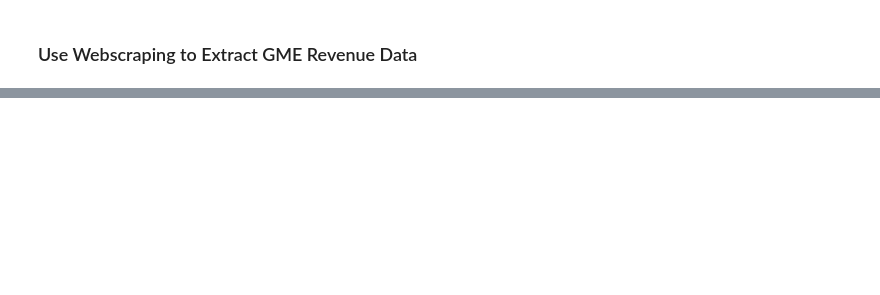
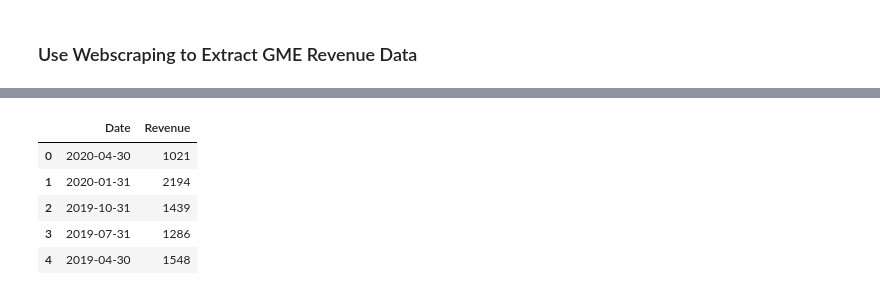
Before and after one commit to KamRoki/stock_analyzing, a Jupyter notebook: notebooks/03-building_dashboard.ipynb, the cells around one changed output, grey strips where cells are left out. Drawn from its saved outputs; the diff is of its cells as text; code cells hidden in the pictures; blank space fills up the shorter version.

```diff
--- a/notebooks/03-building_dashboard.ipynb
+++ b/notebooks/03-building_dashboard.ipynb
@@ -231,3 +247,9 @@ gme_data.head()
 | 4 | 2002-02-20 00:00:00-05:00 | 1.615920 | 1.662210 | 1.603296 | 1.662210 | 6892800 | 0.0 | 0.0 |
 # %% [markdown]
 ### Use Webscraping to Extract GME Revenue Data
+# %%
+# Download the revenue data
+url = 'https://cf-courses-data.s3.us.cloud-object-storage.appdomain.cloud/IBMDeveloperSkillsNetwork-PY0220EN-SkillsNetwork/labs/project/stock.html'
+
+html_data_2 = requests.get(url).text
+print(html_data_2)
@@ -233,0 +274,44 @@ gme_data.head()
+# %%
+# Parse the html data
+soup = BeautifulSoup(html_data_2,
+                     'html.parser')
+# %%
+# Extract table with GameStop Revenue
+tables = soup.find_all('table')
+
+gme_revenue_table = None
+for table in tables:
+    header = table.find('th')
+    if header and 'GameStop Quarterly Revenue' in header.text:
+        gme_revenue_table = table
+        break
+
+gme_revenue = pd.DataFrame(columns = ['Date', 'Revenue'])
+
+if gme_revenue_table:
+    rows = gme_revenue_table.find_all('tr')
+    for row in rows[1:]:
+        cols = row.find_all('td')
+        if len(cols) >= 2:
+            date = cols[0].text.strip()
+            revenue = cols[1].text.strip()
+
+            revenue = revenue.replace('$', '').replace(',', '')
+
+            gme_revenue = pd.concat([gme_revenue,
+                                    pd.DataFrame({'Date': [date],
+                                                  'Revenue': [revenue]})],
+                                   ignore_index = True)
+
+# Remove an null and empty strings
+gme_revenue.dropna(inplace = True)
+gme_revenue = gme_revenue[gme_revenue['Revenue'] != ""]
+
+gme_revenue.head()
+# %% [output]
+|  | Date | Revenue |
+| 0 | 2020-04-30 | 1021 |
+| 1 | 2020-01-31 | 2194 |
+| 2 | 2019-10-31 | 1439 |
+| 3 | 2019-07-31 | 1286 |
+| 4 | 2019-04-30 | 1548 |
```
Also changed, not shown: parts of 9 cells of this notebook.
